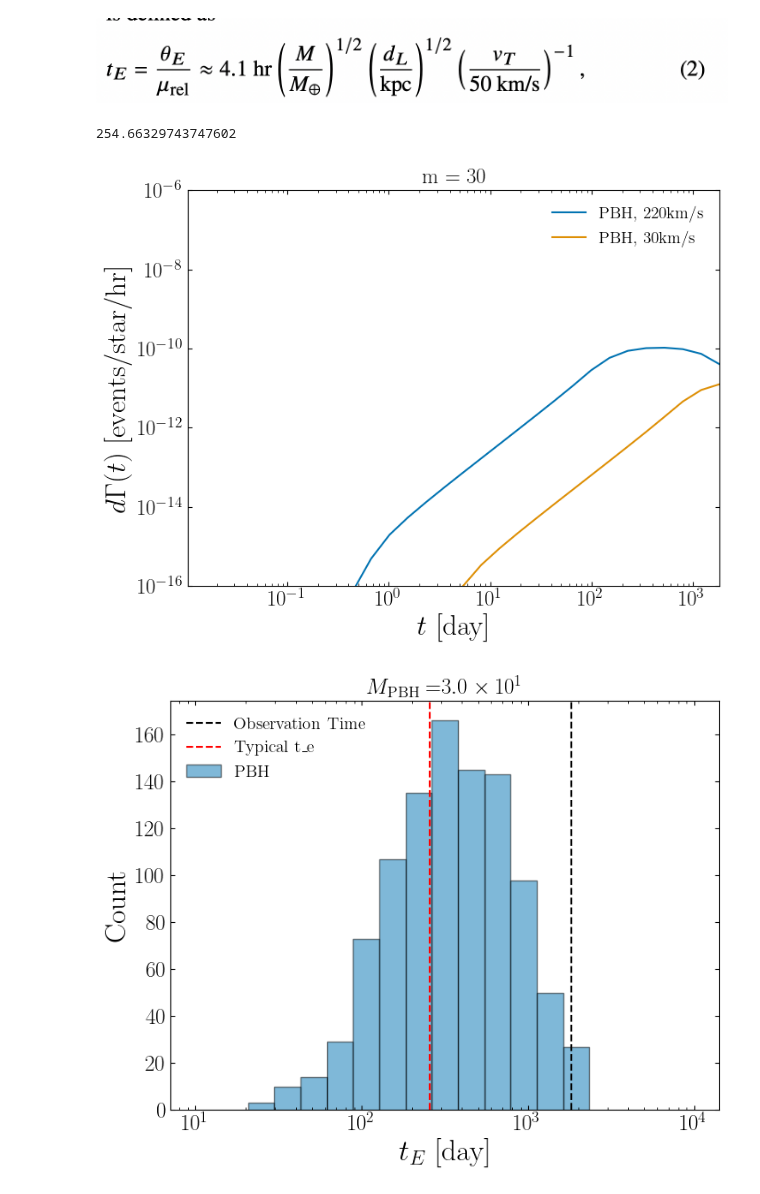
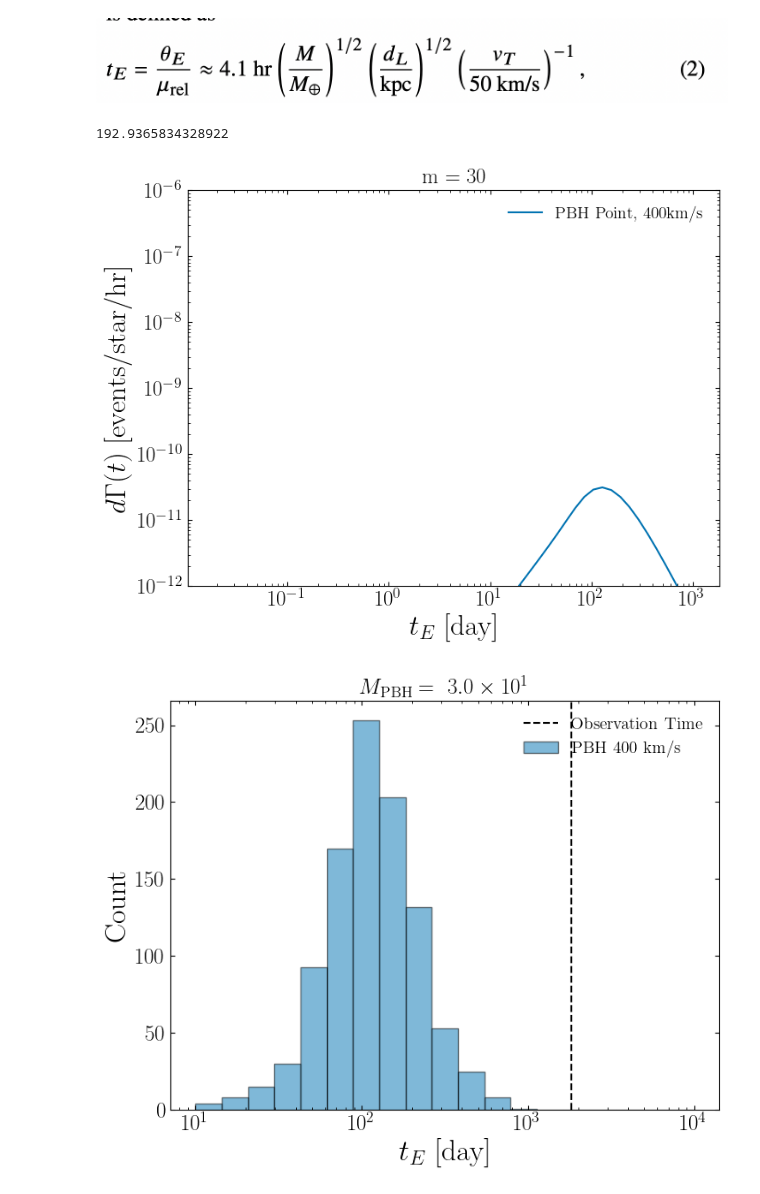
Before and after one commit to NolanSmyth/LensCalcPy, a Jupyter notebook: examples/mock_roman.ipynb, the cells around one changed output. Drawn from its saved outputs; the diff is of its cells as text; code cells hidden in the pictures.

```diff
--- a/examples/mock_roman.ipynb
+++ b/examples/mock_roman.ipynb
@@ -99,0 +98,2 @@ pbh_tes_finite = np.array([s.pbh.differential_rate_mw(t, finite=True, v_disp= 22
+# %%
+pbh_tes_point = np.array([s.pbh.differential_rate_mw(t, finite=False, v_disp= 400, t_e=True) for t in tqdm(t_es)])
@@ -119,14 +125,14 @@ plt.show()
 [figure]
 # %%
 def gamma_of_t(dgamma_dt, t):
-    t_min = t * 10**(-0.5)
-    t_max = t * 10**(0.5)
+    t_min = t * 10**(-0.1)
+    t_max = t * 10**(0.1)
     diff_rates_interp_log = interp1d(np.log10(t_es), np.log10(dgamma_dt))
     def diff_rates_interp(t):
         return 10**diff_rates_interp_log(np.log10(t))
     return quad(diff_rates_interp, t_min, t_max)[0]
 # %%
-t_es_limited = np.logspace(np.log10(s.cadence), np.log10(s.obs_time), 30) #hours
+t_es_limited = np.logspace(np.log10(s.cadence), np.log10(s.obs_time), 60) #hours
 # %%
 gammas_pbh = np.array([gamma_of_t(pbh_tes_finite, t) for t in tqdm(t_es_limited)])
 gammas_ffp = np.array([gamma_of_t(ffp_tes_finite, t) for t in tqdm(t_es_limited)])
@@ -257,45 +265,55 @@ plt.show()
 # %% [markdown]
 ![image.png](attachment:image.png)
 # %%
-t_e_typical = 4.1 * (1e7)**(1/2) * (8)**(1/2) * (300/50)**(-1) / 24
+t_e_typical = 4.1 * (1e7)**(1/2) * (4)**(1/2) * (280/50)**(-1) / 24
 print(t_e_typical)
 # %% [output]
-254.66329743747602
+192.9365834328922
 # %%
-gammas_pbh = np.array([gamma_of_t(pbh_tes_finite, t) for t in tqdm(t_es_limited)])
-gammas_pbh_30 = np.array([gamma_of_t(pbh_tes_finite_30, t) for t in tqdm(t_es_limited)])
+# gammas_pbh = np.array([gamma_of_t(pbh_tes_finite, t) for t in tqdm(t_es_limited)])
+gammas_pbh_point = np.array([gamma_of_t(pbh_tes_point, t) for t in tqdm(t_es_limited)])
+
+# gammas_pbh_30 = np.array([gamma_of_t(pbh_tes_finite_30, t) for t in tqdm(t_es_limited)])
 # %%
-plt.loglog(t_es_limited/24, gammas_pbh, label="PBH, 220km/s", linestyle="-")
-plt.loglog(t_es_limited/24, gammas_pbh_30, label="PBH, 30km/s", linestyle="-")
+# plt.loglog(t_es_limited/24, gammas_pbh, label="PBH, 280km/s", linestyle="-")
+plt.loglog(t_es_limited/24, gammas_pbh_point, label="PBH Point, 400km/s", linestyle="-")
 
+# plt.loglog(t_es_limited/24, gammas_pbh_30, label="PBH, 30km/s", linestyle="-")
 
 plt.xlim(s.cadence/24, s.obs_time/24)
-plt.ylim(1e-16, 1e-6)
-plt.xlabel(r"$t$ [day]")
+plt.ylim(1e-12, 1e-6)
+plt.xlabel(r"$t_E$ [day]")
 plt.ylabel(r"$d\Gamma(t)$ [events/star/hr]")
 plt.title("m = {}".format(s.pbh.mass))
 plt.legend()
 plt.show()
 # %% [output]
-[figure, old version]
+[figure, new version]
 # %%
 num_samples_pbh = 1000
 
-samples_pbh = sample_crossing_times(t_es_limited, gammas_pbh, num_samples_pbh)
+# samples_pbh = sample_crossing_times(t_es_limited, gammas_pbh, num_samples_pbh)
+samples_pbh = sample_crossing_times(t_es_limited, gammas_pbh_point, num_samples_pbh)
+
+# samples_pbh_30 = sample_crossing_times(t_es_limited, gammas_pbh_30, num_samples_pbh)
 
 num_bins = 20
 bin_counts_pbh, bin_edges_pbh = np.histogram(samples_pbh/24, bins=np.logspace(1, 4, num_bins))
+# bin_counts_pbh_30, bin_edges_pbh_30 = np.histogram(samples_pbh_30/24, bins=np.logspace(1, 4, num_bins))
 
 # Plotting the histogram
-plt.bar(bin_edges_pbh[:-1], bin_counts_pbh, width=np.diff(bin_edges_pbh), align="edge", edgecolor="black", label="PBH", alpha=0.5)
+plt.bar(bin_edges_pbh[:-1], bin_counts_pbh, width=np.diff(bin_edges_pbh), align="edge", edgecolor="black", label="PBH 400 km/s", alpha=0.5)
+# plt.bar(bin_edges_pbh_30[:-1], bin_counts_pbh_30, width=np.diff(bin_edges_pbh_30), align="edge", edgecolor="black", label="PBH 30 km/s", alpha=0.5)
+
 plt.axvline(s.obs_time/24, color="black", linestyle="--", label="Observation Time")
-plt.axvline(t_e_typical, color="red", linestyle="--", label="Typical t_e")
+# plt.axvline(t_e_typical, color="red", linestyle="--", label=r"Typical $t_E$")
 
 plt.xscale('log')
+# plt.yscale('log')
 plt.xlabel("$t_E$ [day]")
 plt.ylabel("Count")
-plt.title(r"$M_{\rm{PBH}} = $"  + scientific_format(s.pbh.mass))
+plt.title(r"$M_{\rm{PBH}} = ~$"  + scientific_format(s.pbh.mass))
 plt.legend()
 plt.show()
 # %% [output]
-[figure, old version]
+[figure, new version]
```
Also changed, not shown: parts of 8 cells of this notebook, 7 other files.
